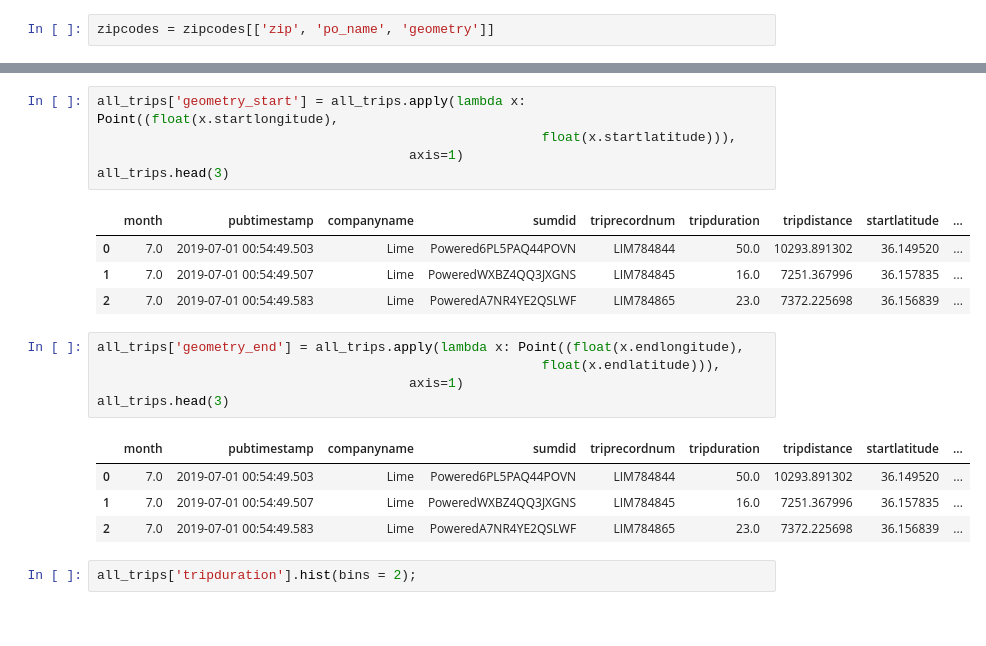
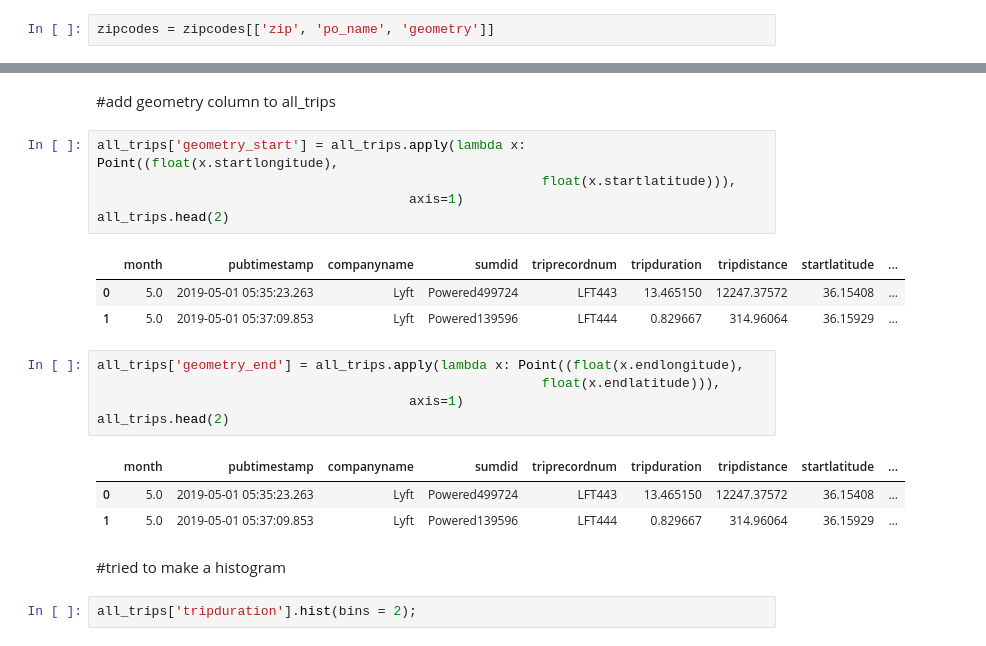
Before and after one commit to NSS-Full-Time-Data-Analytics-11/nashville-scooters-tucker, a Jupyter notebook: notebooks/scooters.ipynb, the cells around one changed output, grey strips where cells are left out. Drawn from its saved outputs; the diff is of its cells as text.

```diff
--- a/notebooks/scooters.ipynb
+++ b/notebooks/scooters.ipynb
@@ -226,23 +115,25 @@ all_trips
+# %% [markdown]
+#add geometry column to all_trips
 # %%
 all_trips['geometry_start'] = all_trips.apply(lambda x: Point((float(x.startlongitude),
                                                          float(x.startlatitude))),
                                         axis=1)
-all_trips.head(3)
+all_trips.head(2)
 # %% [output]
 |  | month | pubtimestamp | companyname | sumdid | triprecordnum | tripduration | tripdistance | startlatitude | ... |
-| 0 | 7.0 | 2019-07-01 00:54:49.503 | Lime | Powered6PL5PAQ44POVN | LIM784844 | 50.0 | 10293.891302 | 36.149520 | ... |
-| 1 | 7.0 | 2019-07-01 00:54:49.507 | Lime | PoweredWXBZ4QQ3JXGNS | LIM784845 | 16.0 | 7251.367996 | 36.157835 | ... |
-| 2 | 7.0 | 2019-07-01 00:54:49.583 | Lime | PoweredA7NR4YE2QSLWF | LIM784865 | 23.0 | 7372.225698 | 36.156839 | ... |
+| 0 | 5.0 | 2019-05-01 05:35:23.263 | Lyft | Powered499724 | LFT443 | 13.465150 | 12247.37572 | 36.15408 | ... |
+| 1 | 5.0 | 2019-05-01 05:37:09.853 | Lyft | Powered139596 | LFT444 | 0.829667 | 314.96064 | 36.15929 | ... |
 # %%
 all_trips['geometry_end'] = all_trips.apply(lambda x: Point((float(x.endlongitude),
                                                          float(x.endlatitude))),
                                         axis=1)
-all_trips.head(3)
+all_trips.head(2)
 # %% [output]
 |  | month | pubtimestamp | companyname | sumdid | triprecordnum | tripduration | tripdistance | startlatitude | ... |
-| 0 | 7.0 | 2019-07-01 00:54:49.503 | Lime | Powered6PL5PAQ44POVN | LIM784844 | 50.0 | 10293.891302 | 36.149520 | ... |
-| 1 | 7.0 | 2019-07-01 00:54:49.507 | Lime | PoweredWXBZ4QQ3JXGNS | LIM784845 | 16.0 | 7251.367996 | 36.157835 | ... |
-| 2 | 7.0 | 2019-07-01 00:54:49.583 | Lime | PoweredA7NR4YE2QSLWF | LIM784865 | 23.0 | 7372.225698 | 36.156839 | ... |
+| 0 | 5.0 | 2019-05-01 05:35:23.263 | Lyft | Powered499724 | LFT443 | 13.465150 | 12247.37572 | 36.15408 | ... |
+| 1 | 5.0 | 2019-05-01 05:37:09.853 | Lyft | Powered139596 | LFT444 | 0.829667 | 314.96064 | 36.15929 | ... |
+# %% [markdown]
+#tried to make a histogram
 # %%
 all_trips['tripduration'].hist(bins = 2);
 # %% [output]
```
Also changed, not shown: parts of 53 cells of this notebook, 2 other files.
